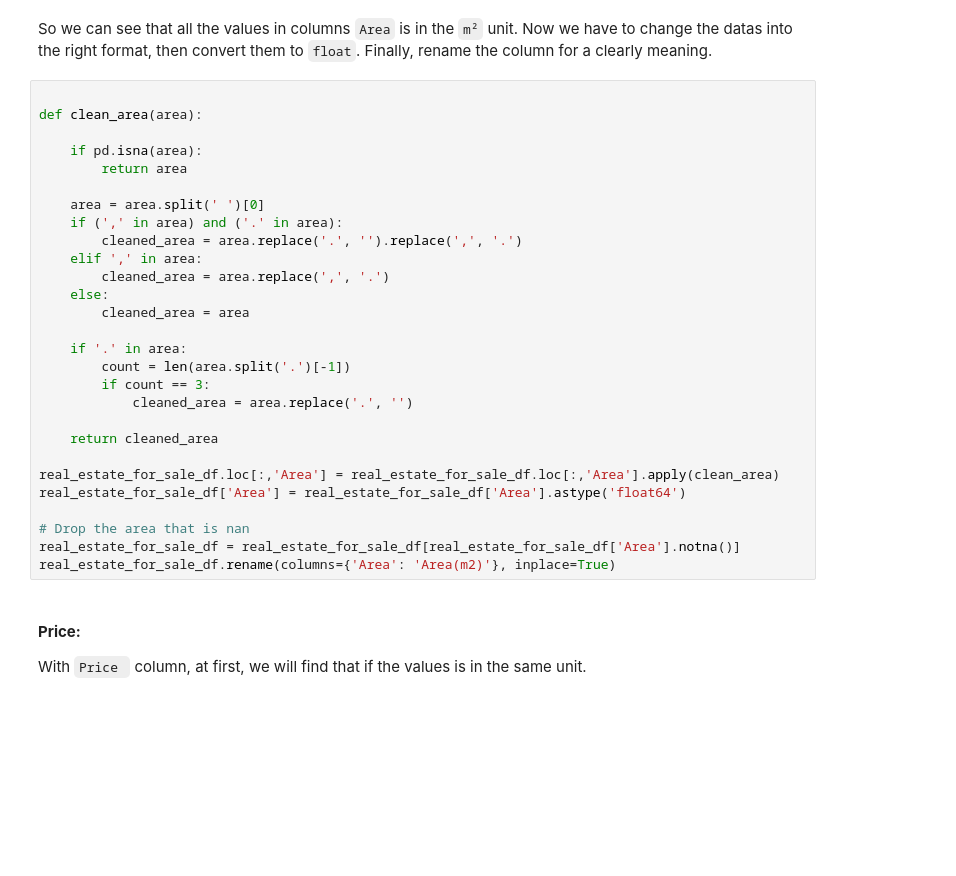
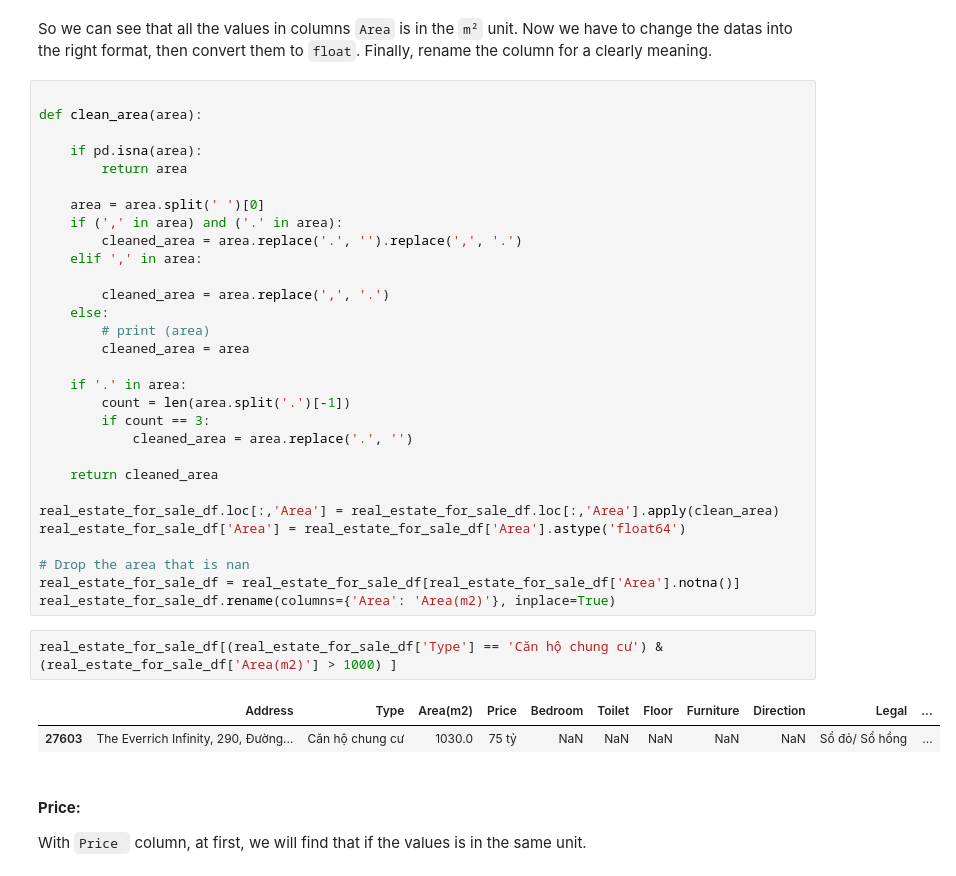
Before and after one commit to bonkh/I2DS_Final_Project, a Jupyter notebook: Notebook/Phase0.2_Preprocessing_for_sale.ipynb, the cells around one changed output. Cells and saved outputs as stored; diff of their text form; blank space fills up the shorter version.

```diff
--- a/Notebook/Phase0.2_Preprocessing_for_sale.ipynb
+++ b/Notebook/Phase0.2_Preprocessing_for_sale.ipynb
@@ -195,8 +196,10 @@ def clean_area(area):
     if (',' in area) and ('.' in area):
         cleaned_area = area.replace('.', '').replace(',', '.')
     elif ',' in area:
+
         cleaned_area = area.replace(',', '.')
     else:
+        # print (area)
         cleaned_area = area
 
     if '.' in area:
@@ -212,6 +215,11 @@ real_estate_for_sale_df['Area'] = real_estate_for_sale_df['Area'].astype('float6
 # Drop the area that is nan
 real_estate_for_sale_df = real_estate_for_sale_df[real_estate_for_sale_df['Area'].notna()]
 real_estate_for_sale_df.rename(columns={'Area': 'Area(m2)'}, inplace=True)
+# %%
+real_estate_for_sale_df[(real_estate_for_sale_df['Type'] == 'Căn hộ chung cư') & (real_estate_for_sale_df['Area(m2)'] > 1000) ]
+# %% [output]
+|  | Address | Type | Area(m2) | Price | Bedroom | Toilet | Floor | Furniture | Direction | Legal | ... |
+| 27603 | The Everrich Infinity, 290, Đường... | Căn hộ chung cư | 1030.0 | 75 tỷ | NaN | NaN | NaN | NaN | NaN | Sổ đỏ/ Sổ hồng | ... |
 # %% [markdown]
 #### **Price:**
 With `Price ` column, at first, we will find that if the values is in the same unit.
```
Also changed, not shown: parts of 18 cells of this notebook, 5 other files.
